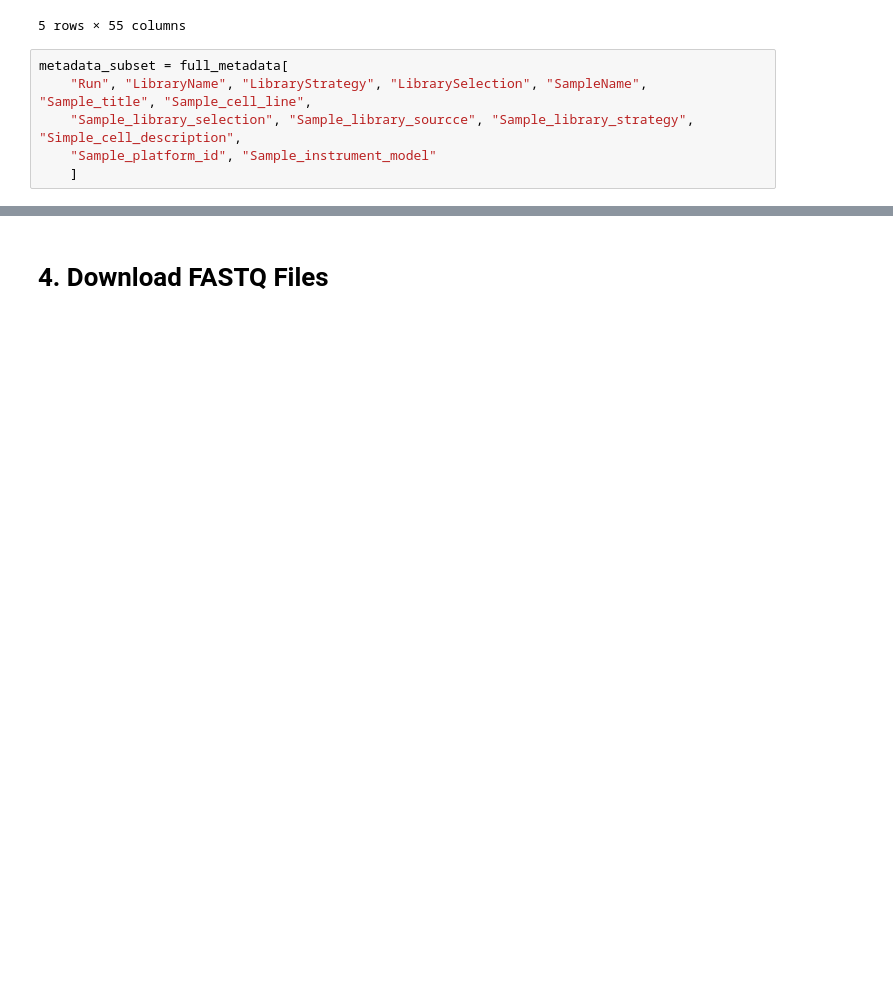
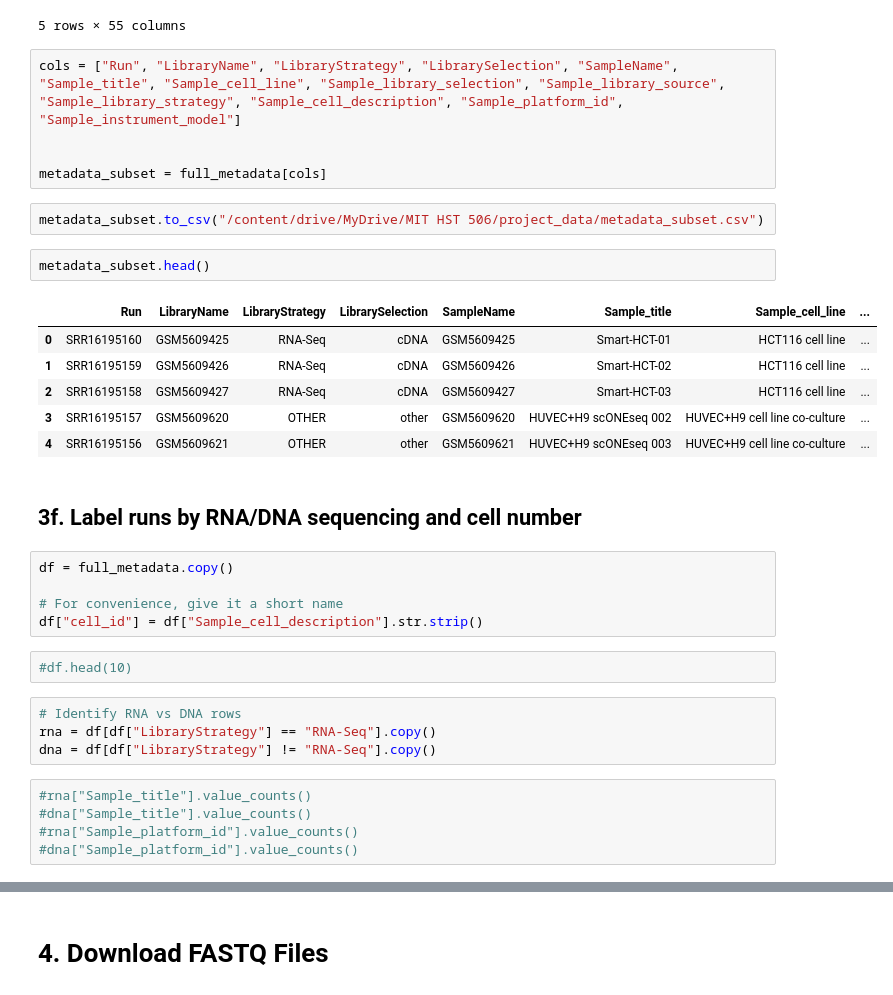
Before and after one commit to irith-kat/genai4bio-project, a Jupyter notebook: notebook_tests/joint_DNA_RNA_processing.ipynb, the cells around one changed output, grey strips where cells are left out. Drawn from its saved outputs; the diff is of its cells as text; blank space fills up the shorter version.

```diff
--- a/notebook_tests/joint_DNA_RNA_processing.ipynb
+++ b/notebook_tests/joint_DNA_RNA_processing.ipynb
@@ -592,8 +596,36 @@ full_metadata.head() # 621 rows × 55 columns
 | 4 | SRR16195156 | 2022-12-31 00:17:52 | 2021-10-04 17:05:46 | 1249934 | 179029075 | 1249934 | 143 | 72 | NaN | ... |
 5 rows × 55 columns
 # %%
-metadata_subset = full_metadata[
-    "Run", "LibraryName", "LibraryStrategy", "LibrarySelection", "SampleName", "Sample_title", "Sample_cell_line",
-    "Sample_library_selection", "Sample_library_sourcce", "Sample_library_strategy", "Simple_cell_description",
-    "Sample_platform_id", "Sample_instrument_model"
-    ]
+cols = ["Run", "LibraryName", "LibraryStrategy", "LibrarySelection", "SampleName", "Sample_title", "Sample_cell_line", "Sample_library_selection", "Sample_library_source", "Sample_library_strategy", "Sample_cell_description", "Sample_platform_id", "Sample_instrument_model"]
+
+
+metadata_subset = full_metadata[cols]
+# %%
+metadata_subset.to_csv("/content/drive/MyDrive/MIT HST 506/project_data/metadata_subset.csv")
+# %%
+metadata_subset.head()
+# %% [output]
+|  | Run | LibraryName | LibraryStrategy | LibrarySelection | SampleName | Sample_title | Sample_cell_line | ... |
+| 0 | SRR16195160 | GSM5609425 | RNA-Seq | cDNA | GSM5609425 | Smart-HCT-01 | HCT116 cell line | ... |
+| 1 | SRR16195159 | GSM5609426 | RNA-Seq | cDNA | GSM5609426 | Smart-HCT-02 | HCT116 cell line | ... |
+| 2 | SRR16195158 | GSM5609427 | RNA-Seq | cDNA | GSM5609427 | Smart-HCT-03 | HCT116 cell line | ... |
+| 3 | SRR16195157 | GSM5609620 | OTHER | other | GSM5609620 | HUVEC+H9 scONEseq 002 | HUVEC+H9 cell line co-culture | ... |
+| 4 | SRR16195156 | GSM5609621 | OTHER | other | GSM5609621 | HUVEC+H9 scONEseq 003 | HUVEC+H9 cell line co-culture | ... |
+# %% [markdown]
+## 3f. Label runs by RNA/DNA sequencing and cell number
+# %%
+df = full_metadata.copy()
+
+# For convenience, give it a short name
+df["cell_id"] = df["Sample_cell_description"].str.strip()
+# %%
+#df.head(10)
+# %%
+# Identify RNA vs DNA rows
+rna = df[df["LibraryStrategy"] == "RNA-Seq"].copy()
+dna = df[df["LibraryStrategy"] != "RNA-Seq"].copy()
+# %%
+#rna["Sample_title"].value_counts()
+#dna["Sample_title"].value_counts()
+#rna["Sample_platform_id"].value_counts()
+#dna["Sample_platform_id"].value_counts()
```
Also changed, not shown: parts of 18 cells of this notebook, 4 other files.
